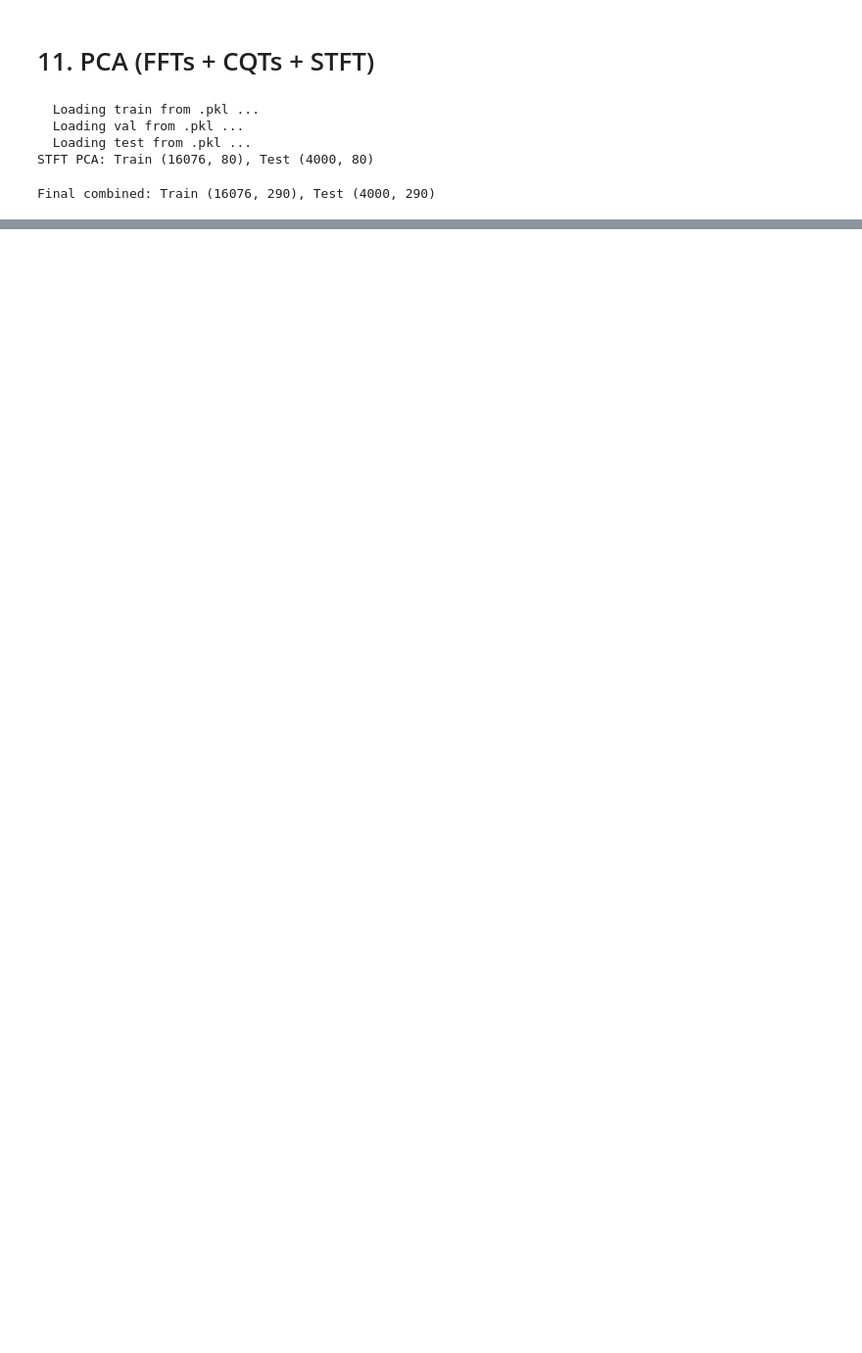
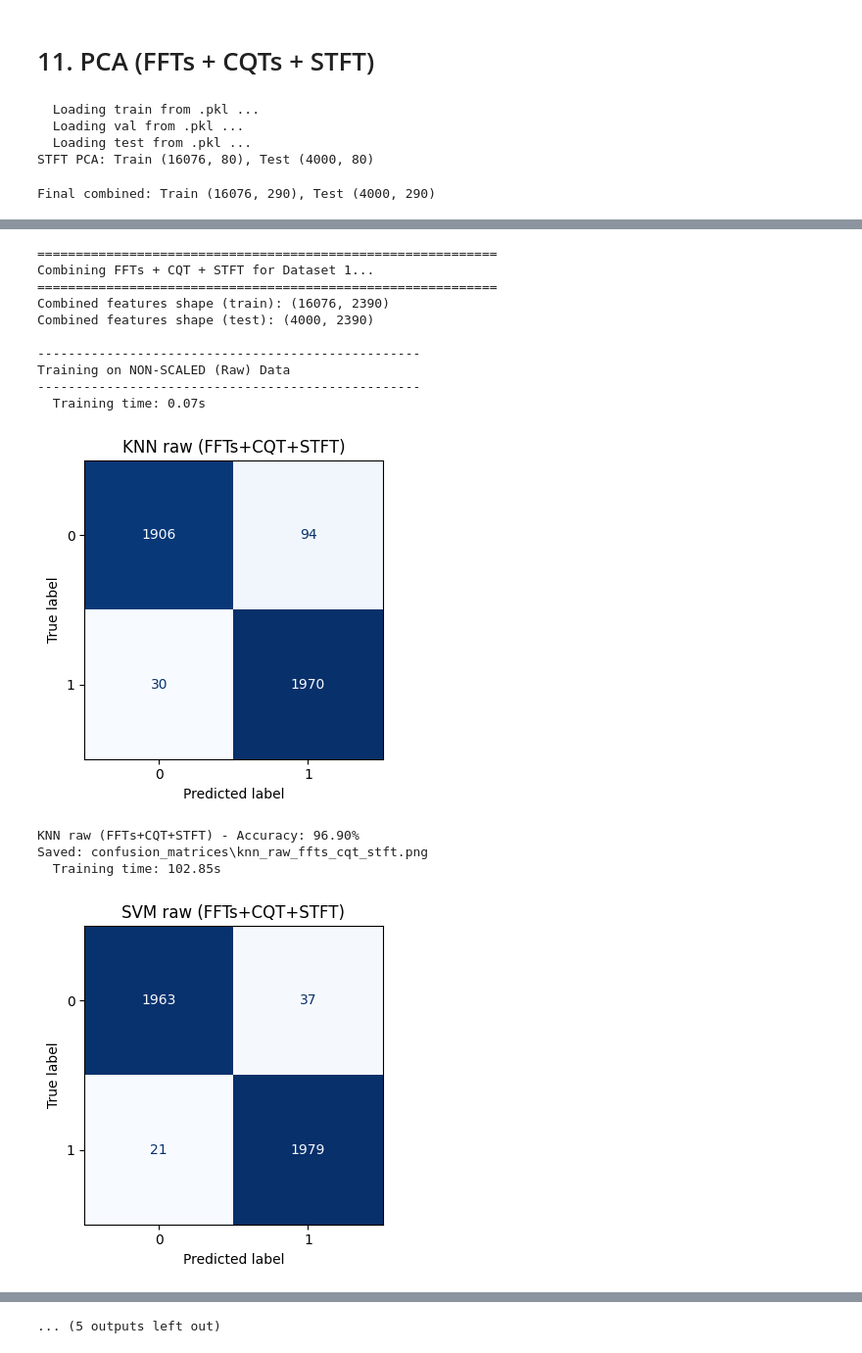
Before and after one commit to dinhgia2106/Queenless-SoundData, a Jupyter notebook: Machine_Learning/dataset1_v2.ipynb, the cells around one changed output, grey strips where cells are left out. Shown at 98% size. Cells and saved outputs as stored; diff of their text form; code cells hidden in the pictures; blank space fills up the shorter version.

```diff
--- a/Machine_Learning/dataset1_v2.ipynb
+++ b/Machine_Learning/dataset1_v2.ipynb
@@ -1201,0 +1656,78 @@ train_and_evaluate(ExtraTreesClassifier(n_estimators=200, criterion='log_loss',
+# %%
+# =============================================================================
+# DATASET 1: FFTs + CQT + STFT (Raw và Scaled)
+# Uses: train_features_fft (FFTs), cqt_train (standalone CQT), stft_train (STFT librosa)
+# =============================================================================
+
+print("="*60)
+print("Combining FFTs + CQT + STFT for Dataset 1...")
+print("="*60)
+
+# 1. Kết hợp các đặc trưng: FFTs (257) + CQT (84) + STFT (2049) = 2390
+combined_train_D1_B = np.hstack((
+    train_features_fft,  # from Section 12 FFTs reload
+    cqt_train,           # from Section 7 standalone CQT (84 dims)
+    stft_train           # from Section 3 STFT (2049 dims)
+))
+
+combined_test_D1_B = np.hstack((
+    test_features_fft,
+    cqt_test,
+    stft_test
+))
+
+print(f"Combined features shape (train): {combined_train_D1_B.shape}")
+print(f"Combined features shape (test): {combined_test_D1_B.shape}")
+
+# 2. Định nghĩa các models
+models_d1_B = {
+    "KNN": KNeighborsClassifier(n_neighbors=7, weights='distance', p=2),
+    "SVM": SVC(C=10, kernel='rbf', gamma=0.0075, random_state=42, cache_size=500),
+    "RF": RandomForestClassifier(n_estimators=400, n_jobs=-1, random_state=42),
+    "ET": ExtraTreesClassifier(n_estimators=600, n_jobs=-1, random_state=42)
+}
+
+# 3. Huấn luyện trên dữ liệu GỐC (Non-scaled)
+print("\n" + "-" * 50)
+print("Training on NON-SCALED (Raw) Data")
+print("-" * 50)
+
+for name, clf in models_d1_B.items():
+    train_and_evaluate(clf, combined_train_D1_B, train_labels_fft,
+                       combined_test_D1_B, test_labels_fft,
+                       f"{name} raw", "FFTs+CQT+STFT")
+
+# 4. Chuẩn hóa dữ liệu với StandardScaler
+print("\n" + "="*60)
+print("Applying StandardScaler...")
+print("="*60)
+
+scaler_d1_B = StandardScaler()
+scaled_train_D1_B = scaler_d1_B.fit_transform(combined_train_D1_B)
+scaled_test_D1_B = scaler_d1_B.transform(combined_test_D1_B)
+
+# 5. Huấn luyện trên dữ liệu ĐÃ CHUẨN HÓA (Scaled)
+print("\n" + "-" * 50)
+print("Training on SCALED Data")
+print("-" * 50)
+
+for name, clf in models_d1_B.items():
+    train_and_evaluate(clf, scaled_train_D1_B, train_labels_fft,
+                       scaled_test_D1_B, test_labels_fft,
+                       f"{name} scaled", "FFTs+CQT+STFT")
+# %% [output]
+============================================================
+Combining FFTs + CQT + STFT for Dataset 1...
+============================================================
+Combined features shape (train): (16076, 2390)
+Combined features shape (test): (4000, 2390)
+
+--------------------------------------------------
+Training on NON-SCALED (Raw) Data
+--------------------------------------------------
+  Training time: 0.07s
+[figure, added]
+KNN raw (FFTs+CQT+STFT) - Accuracy: 96.90%
+Saved: confusion_matrices\knn_raw_ffts_cqt_stft.png
+  Training time: 102.85s
+[figure, added]
@@ -1201,0 +1758 @@ train_and_evaluate(ExtraTreesClassifier(n_estimators=200, criterion='log_loss',
+... (5 outputs left out)
```
Also changed, not shown: parts of 23 cells of this notebook, 1 other file.
